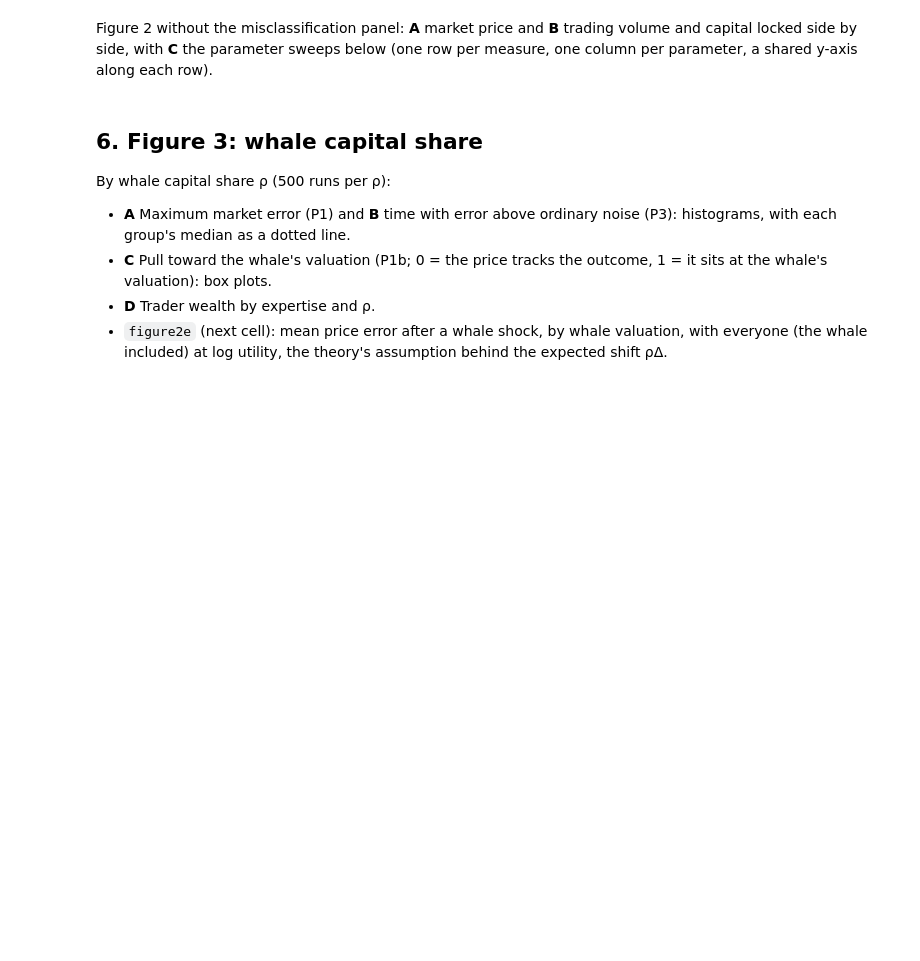
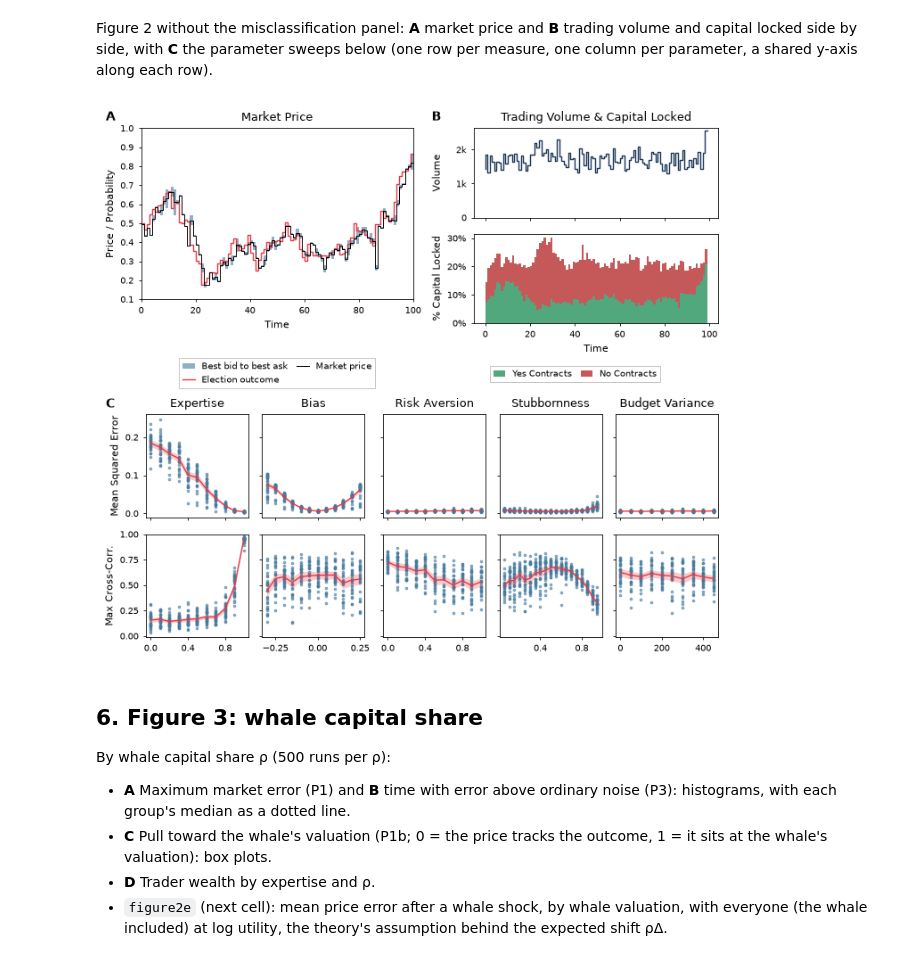
Before and after one commit to ebbam/power_prediction_clob, a Jupyter notebook: manuscript_figures.ipynb, the cells around one changed output. Drawn from its saved outputs; the diff is of its cells as text; code cells hidden in the pictures; blank space fills up the shorter version.

```diff
--- a/manuscript_figures.ipynb
+++ b/manuscript_figures.ipynb
@@ -218,37 +218,39 @@ and capital locked side by side, with **C** the parameter sweeps below (one row
 one column per parameter, a shared y-axis along each row).
 # %%
 def figure2_without_misclassification(right_column="cross_correlation",
-                                       name="figure1_clob_no_misclassification", volume="all"):
+                                       name="Figure2", volume="all"):
     figure = plt.figure(figsize=(style.PAGE_WIDTH, 6.2), layout="constrained")
     top, bottom = figure.subfigures(2, 1, height_ratios=[1, 0.95])
     left_fig, right_fig = top.subfigures(1, 2, width_ratios=[1.1, 1], wspace=0)
     ax_a = left_fig.subplots()
     ax_b, ax_capital = right_fig.subplots(2, 1, sharex=True)
     pf.plot_market_price(example, ax_a)
     pf.plot_volume(example, ax_b, ax_capital, volume)
     # Side by side with A, B has room for flat ticks and a legend level with A's.
     ax_capital.tick_params(axis="x", labelrotation=0)
     ax_b.set_ylabel("Volume")                     # one line each: B's title names both
     ax_capital.set_ylabel("% Capital Locked")
     handles, labels = ax_capital.get_legend_handles_labels()
     ax_capital.get_legend().remove()
     right_fig.legend(handles, labels, loc="outside lower center", ncols=2)
 
     measures = ("mse", right_column)
     axes = bottom.subplots(len(measures), len(pf.SWEEPS), sharex="col", sharey="row")
     for row, measure in zip(axes, measures):
         for ax, parameter in zip(row, pf.SWEEPS):
             pf.plot_sweep_measure(sweep, parameter, measure, ax)
             ax.set_xlabel("")
         row[0].set_ylabel(pf.SWEEP_MEASURES[measure])
     for ax, parameter in zip(axes[0], pf.SWEEPS):
         ax.set_title(parameter)                   # one column per parameter
 
     style.label_panels(((ax_a, "A"), (ax_b, "B"), (axes[0, 0], "C")))
     pf.save(figure, name)
 
 
 figure2_without_misclassification()
+# %% [output]
+[figure, added]
 # %% [markdown]
 ## 6. Figure 3: whale capital share
 
```
Also changed, not shown: parts of 5 cells of this notebook.
